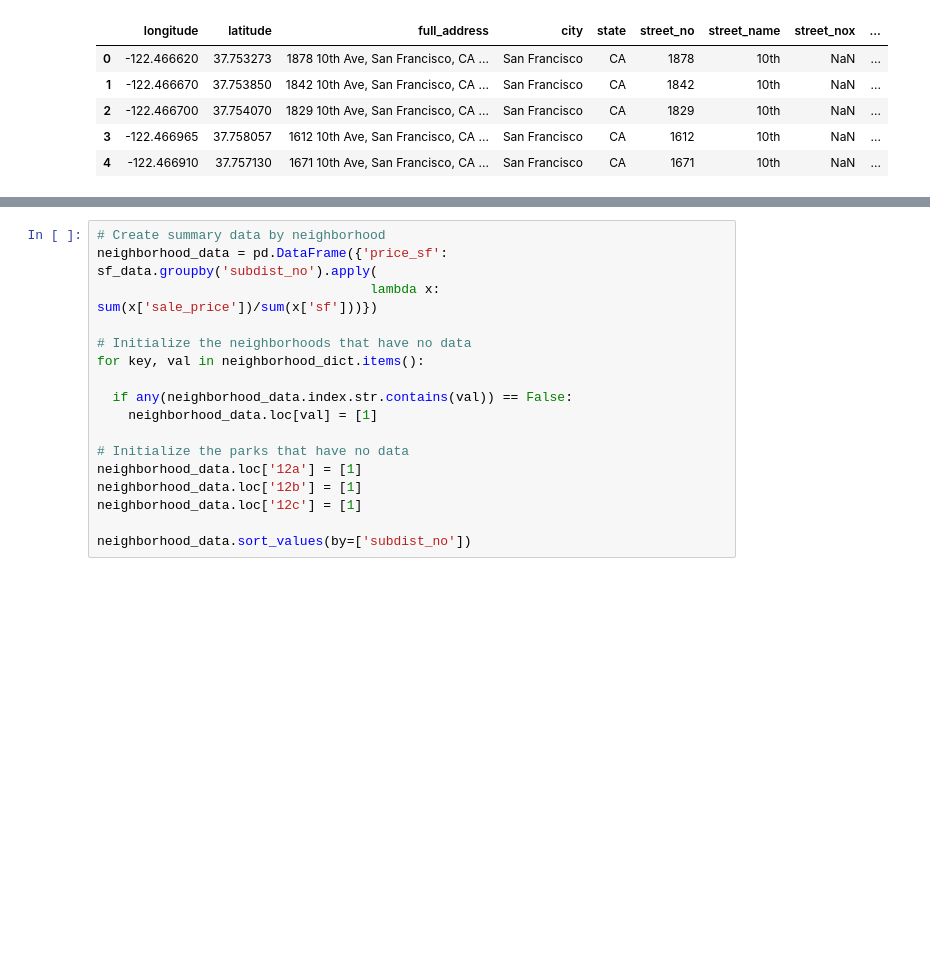
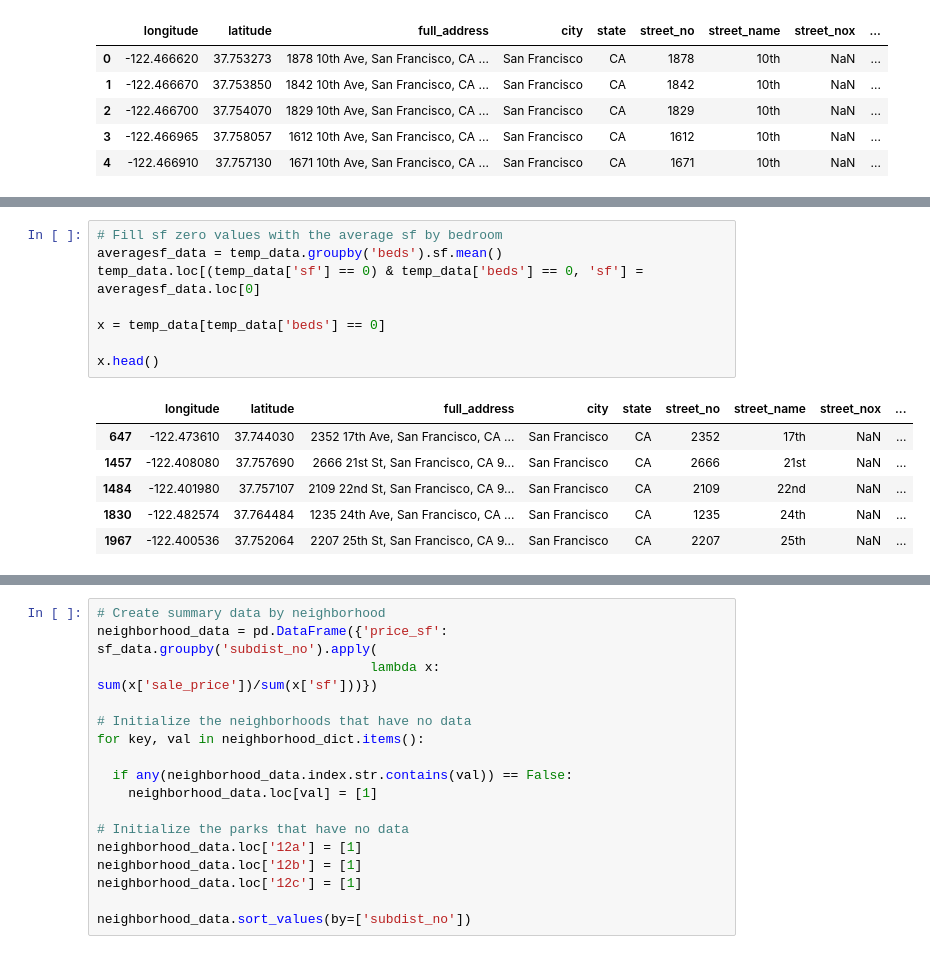
Before and after one commit to Ahdeny/SF_Real_Estate_Project, a Jupyter notebook: SF Map Code Master.ipynb, the cells around one changed output, grey strips where cells are left out. Cells and saved outputs as stored; diff of their text form; blank space fills up the shorter version.

```diff
--- a/SF Map Code Master.ipynb
+++ b/SF Map Code Master.ipynb
@@ -99,3 +111,18 @@ temp_data.head(5)
+# %%
+# Fill sf zero values with the average sf by bedroom
+averagesf_data = temp_data.groupby('beds').sf.mean()
+temp_data.loc[(temp_data['sf'] == 0) & temp_data['beds'] == 0, 'sf'] = averagesf_data.loc[0]
+
+x = temp_data[temp_data['beds'] == 0]
+
+x.head()
+# %% [output]
+|  | longitude | latitude | full_address | city | state | street_no | street_name | street_nox | ... |
+| 647 | -122.473610 | 37.744030 | 2352 17th Ave, San Francisco, CA ... | San Francisco | CA | 2352 | 17th | NaN | ... |
+| 1457 | -122.408080 | 37.757690 | 2666 21st St, San Francisco, CA 9... | San Francisco | CA | 2666 | 21st | NaN | ... |
+| 1484 | -122.401980 | 37.757107 | 2109 22nd St, San Francisco, CA 9... | San Francisco | CA | 2109 | 22nd | NaN | ... |
+| 1830 | -122.482574 | 37.764484 | 1235 24th Ave, San Francisco, CA ... | San Francisco | CA | 1235 | 24th | NaN | ... |
+| 1967 | -122.400536 | 37.752064 | 2207 25th St, San Francisco, CA 9... | San Francisco | CA | 2207 | 25th | NaN | ... |
 # %%
 # Map MLS neighborhood code (e.g. 1010) to shapefile neighborhood id (e.g. '1a')
 neighborhood_dict = {1010: '1a', 1020: '1b', 1030: '1c', 1040: '1d', 1050: '1e', 1060: '1f', 1070: '1g',
```
Also changed, not shown: parts of 2 cells of this notebook.
